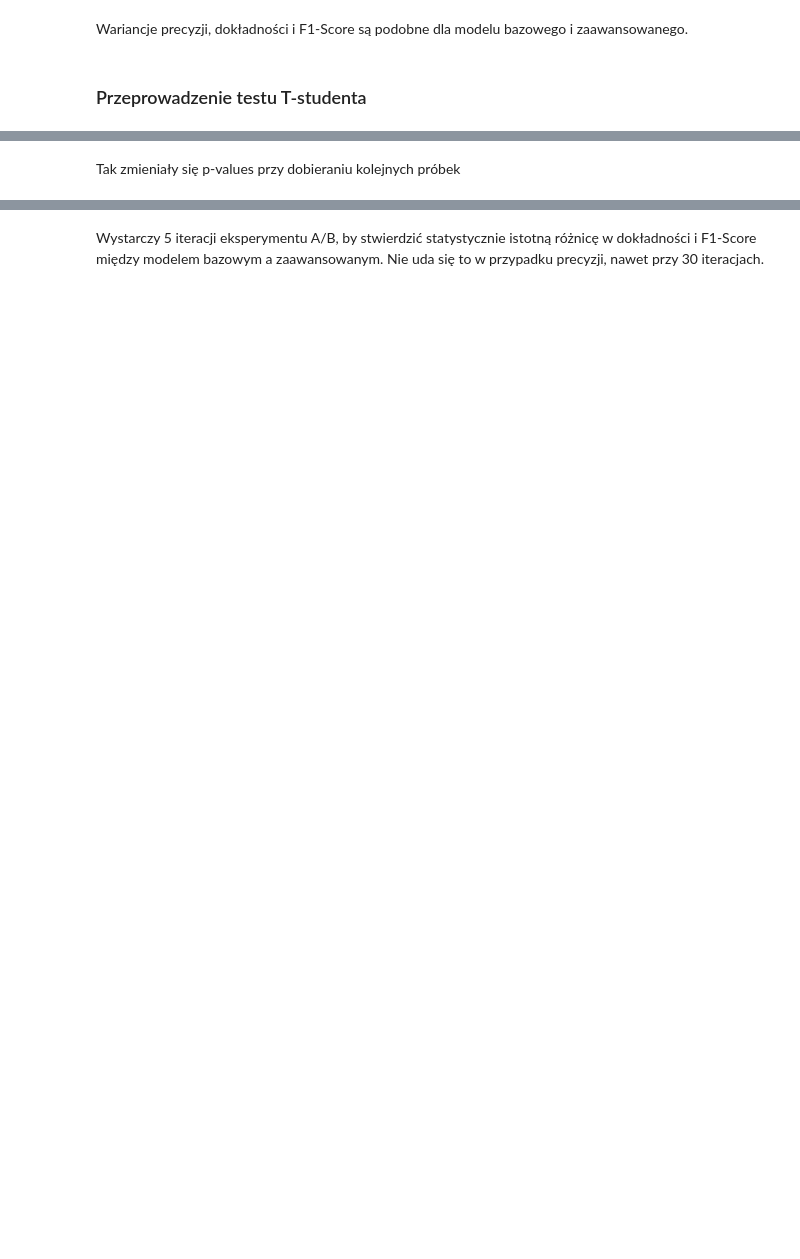
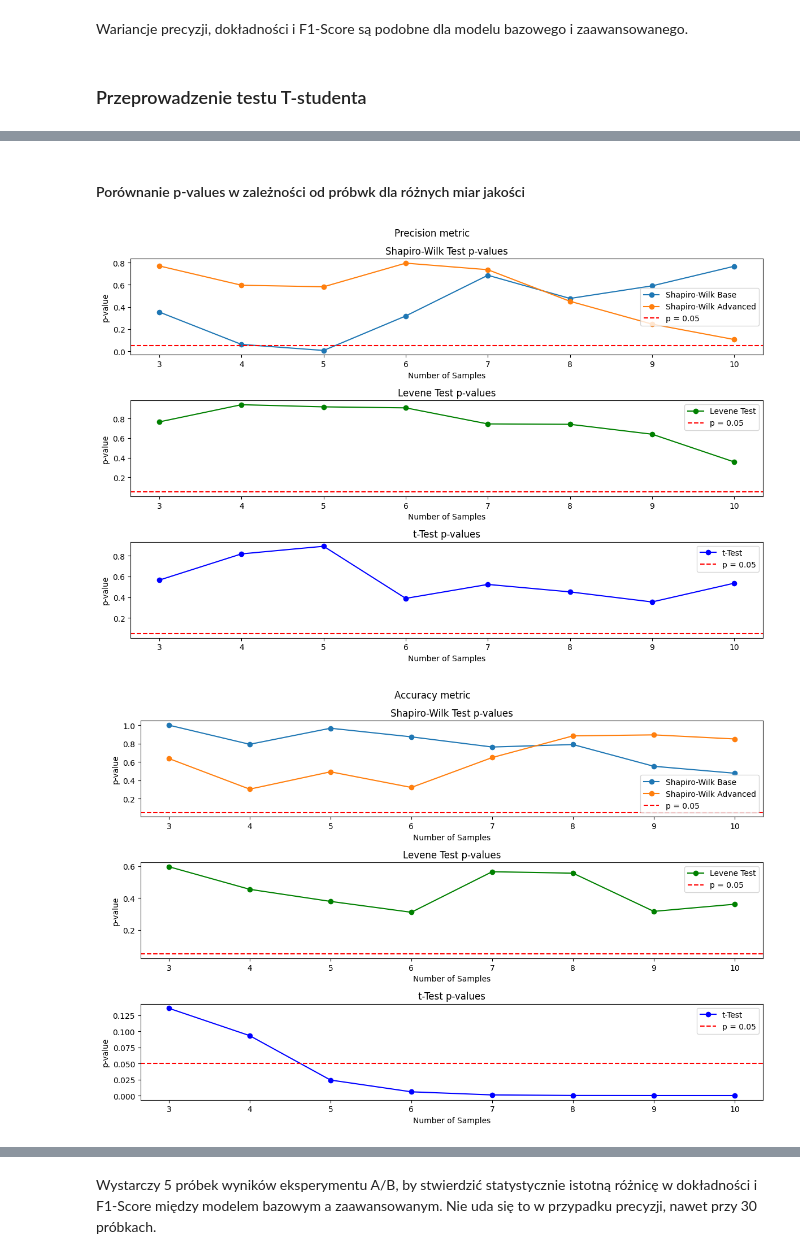
Before and after one commit to sz-aleksandra/premium-candidate-predictor, a Jupyter notebook: Raport z eksperymentów AB.ipynb, the cells around one changed output, grey strips where cells are left out. Drawn from its saved outputs; the diff is of its cells as text; code cells hidden in the pictures; blank space fills up the shorter version.

```diff
--- a/Raport z eksperymentów AB.ipynb
+++ b/Raport z eksperymentów AB.ipynb
@@ -36,7 +36,7 @@ all_metrics = []
 X_test = load_and_preprocess_data(PATH_TO_DATA_X_TEST)
 Y_test = load_and_preprocess_data(PATH_TO_DATA_Y_TEST)
 
-def plot_pvalue_changes(base, advanced):
+def plot_pvalue_changes(base, advanced,plot_title):
 	shapiro_p_values = []
 	levene_p_values = []
 	ttest_p_values = []
@@ -59,7 +59,7 @@ def plot_pvalue_changes(base, advanced):
 	shapiro_base_p, shapiro_adv_p = zip(*shapiro_p_values)
 
 	plt.figure(figsize=(12, 8))
-
+	plt.suptitle(plot_title)
 	plt.subplot(3, 1, 1)
 	plt.plot(x, shapiro_base_p, label='Shapiro-Wilk Base', marker='o')
 	plt.plot(x, shapiro_adv_p, label='Shapiro-Wilk Advanced', marker='o')
@@ -374,6 +375,9 @@ Różnica w F1-Score nie jest statystycznie istotna
-# %% [markdown]
-Tak zmieniały się p-values przy dobieraniu kolejnych próbek
+# %% [markdown]
+#### Porównanie p-values w zależności od próbwk dla różnych miar jakości
 # %%
-plot_pvalue_changes(base_precisions, advanced_precisions)
-plot_pvalue_changes(base_accuracies, advanced_accuracies)
-plot_pvalue_changes(base_accuracies, advanced_accuracies)
+plot_pvalue_changes(base_precisions, advanced_precisions, "Precision metric")
+plot_pvalue_changes(base_accuracies, advanced_accuracies, "Accuracy metric")
+plot_pvalue_changes(base_f1_scores, advanced_f1_scores, "F1-score metric")
+# %% [output]
+[figure, added]
+[figure, added]
@@ -380,2 +385,2 @@ plot_pvalue_changes(base_accuracies, advanced_accuracies)
 # %% [markdown]
-Wystarczy 5 iteracji eksperymentu A/B, by stwierdzić statystycznie istotną różnicę w dokładności i F1-Score między modelem bazowym a zaawansowanym. Nie uda się to w przypadku precyzji, nawet przy 30 iteracjach.
+Wystarczy 5 próbek wyników eksperymentu A/B, by stwierdzić statystycznie istotną różnicę w dokładności i F1-Score między modelem bazowym a zaawansowanym. Nie uda się to w przypadku precyzji, nawet przy 30 próbkach.
```
Also changed, not shown: parts of 7 cells of this notebook, 5 other files.
